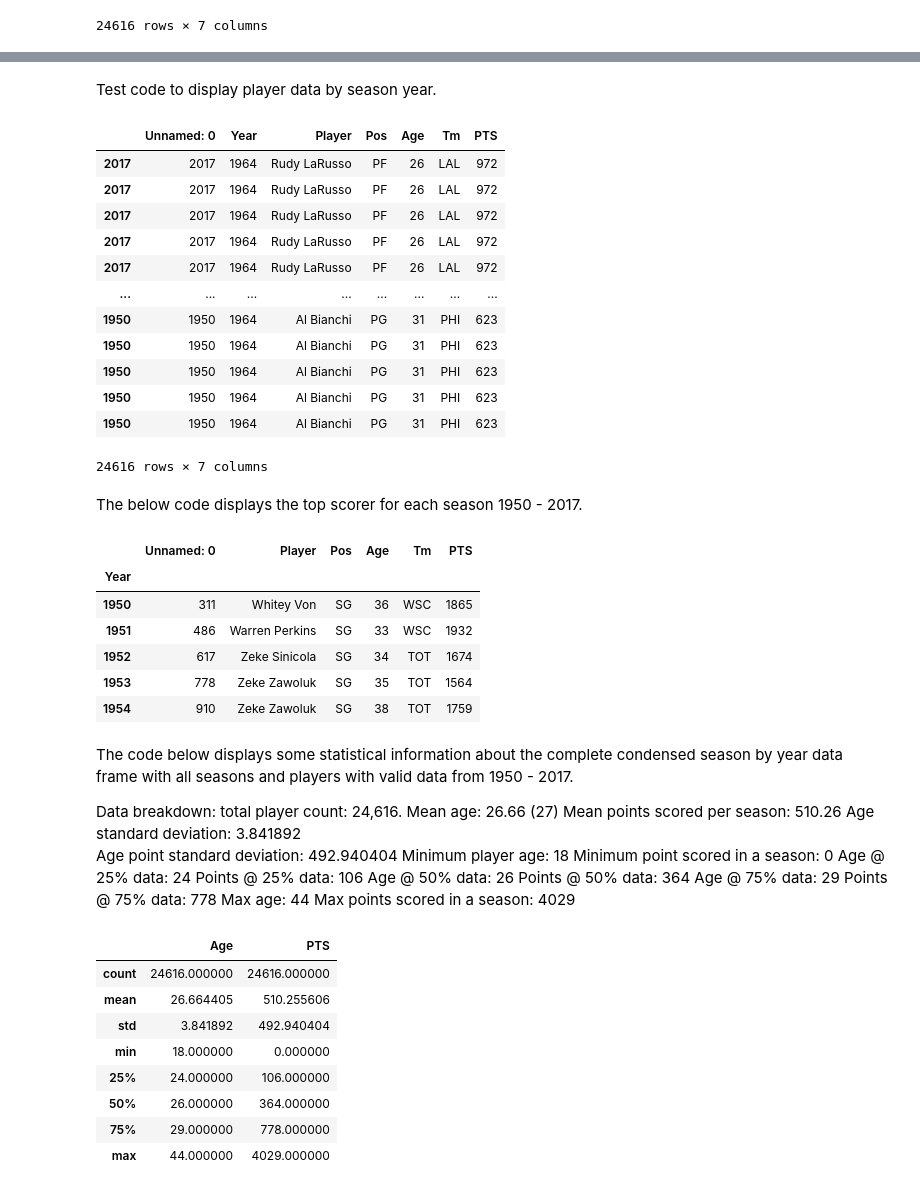
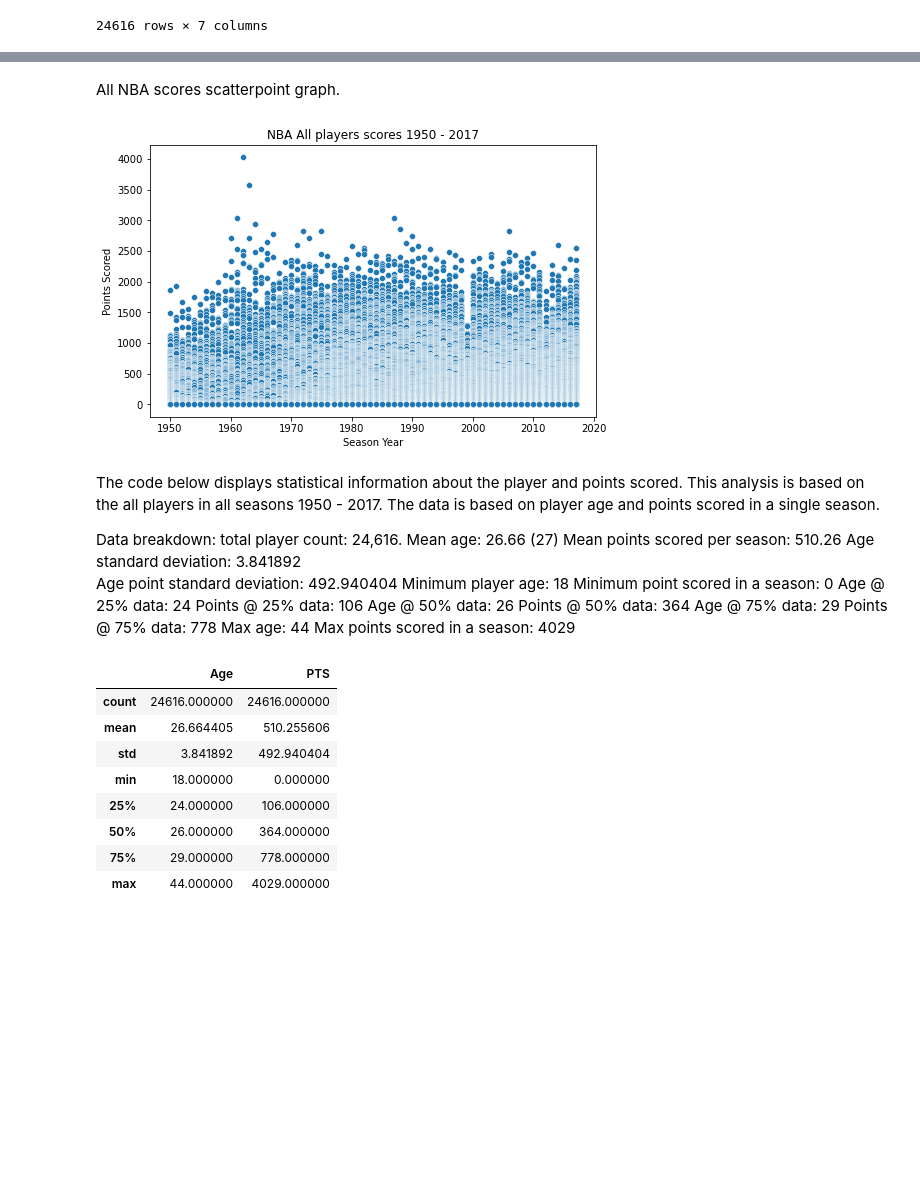
Before and after one commit to timothy7walker/NBA-s-Top-Scorers, a Jupyter notebook: TimothyWalkerNBA.ipynb, the cells around one changed output, grey strips where cells are left out. Drawn from its saved outputs; the diff is of its cells as text; code cells hidden in the pictures; blank space fills up the shorter version.

Commit message:
Notebook revised and organized
Project clean up and notebook organized to show tasks and graphs.

```diff
--- a/TimothyWalkerNBA.ipynb
+++ b/TimothyWalkerNBA.ipynb
@@ -93,5 +97,6 @@ The data below uses the sort values function to organize the top scorers. The to
 # %%
-seasonByYear.sort_values(by = 'PTS', ascending=False)
+allPlayers = seasonByYear.sort_values(by = 'PTS', ascending = False)
+allPlayers
 # %% [output]
 |  | Unnamed: 0 | Year | Player | Pos | Age | Tm | PTS |
 | 1706 | 1706 | 1962 | Wilt Chamberlain* | C | 25 | PHW | 4029 |
@@ -147,36 +114,16 @@ sortedYears.groupby("PTS").max()
-# %% [markdown]
-Test code to display player data by season year.
-# %%
-sortedYears.query('Year')
-# %% [output]
-|  | Unnamed: 0 | Year | Player | Pos | Age | Tm | PTS |
-| 2017 | 2017 | 1964 | Rudy LaRusso | PF | 26 | LAL | 972 |
-| 2017 | 2017 | 1964 | Rudy LaRusso | PF | 26 | LAL | 972 |
-| 2017 | 2017 | 1964 | Rudy LaRusso | PF | 26 | LAL | 972 |
-| 2017 | 2017 | 1964 | Rudy LaRusso | PF | 26 | LAL | 972 |
-| 2017 | 2017 | 1964 | Rudy LaRusso | PF | 26 | LAL | 972 |
-| ... | ... | ... | ... | ... | ... | ... | ... |
-| 1950 | 1950 | 1964 | Al Bianchi | PG | 31 | PHI | 623 |
-| 1950 | 1950 | 1964 | Al Bianchi | PG | 31 | PHI | 623 |
-| 1950 | 1950 | 1964 | Al Bianchi | PG | 31 | PHI | 623 |
-| 1950 | 1950 | 1964 | Al Bianchi | PG | 31 | PHI | 623 |
-| 1950 | 1950 | 1964 | Al Bianchi | PG | 31 | PHI | 623 |
-24616 rows × 7 columns
-# %% [markdown]
-The below code displays the top scorer for each season 1950 - 2017.
-# %%
-seasonPlot = seasonByYear.groupby("Year").max()
-seasonPlot.head()
-# %% [output]
-|  | Unnamed: 0 | Player | Pos | Age | Tm | PTS |
-| Year |  |  |  |  |  |  |
-| 1950 | 311 | Whitey Von | SG | 36 | WSC | 1865 |
-| 1951 | 486 | Warren Perkins | SG | 33 | WSC | 1932 |
-| 1952 | 617 | Zeke Sinicola | SG | 34 | TOT | 1674 |
-| 1953 | 778 | Zeke Zawoluk | SG | 35 | TOT | 1564 |
-| 1954 | 910 | Zeke Zawoluk | SG | 38 | TOT | 1759 |
+# %% [markdown]
+All NBA scores scatterpoint graph.
+# %%
+plt.figure(figsize=(8,5))
+sns.scatterplot(data=allPlayers,x='Year',y='PTS')
+plt.title('NBA All players scores 1950 - 2017') #title
+plt.xlabel('Season Year') #x label
+plt.ylabel('Points Scored') #y label
+plt.show()
+# %% [output]
+[figure, added]
 # %% [markdown]
-The code below displays some statistical information about the complete condensed season by year data frame with all seasons and players with valid data from 1950 - 2017.
+The code below displays statistical information about the player and points scored. This analysis is based on the all players in all seasons 1950 - 2017. The data is based on player age and points scored in a single season.
 
 Data breakdown:
     total player count: 24,616.
```
Also changed, not shown: parts of 38 cells of this notebook, 1 other file.
